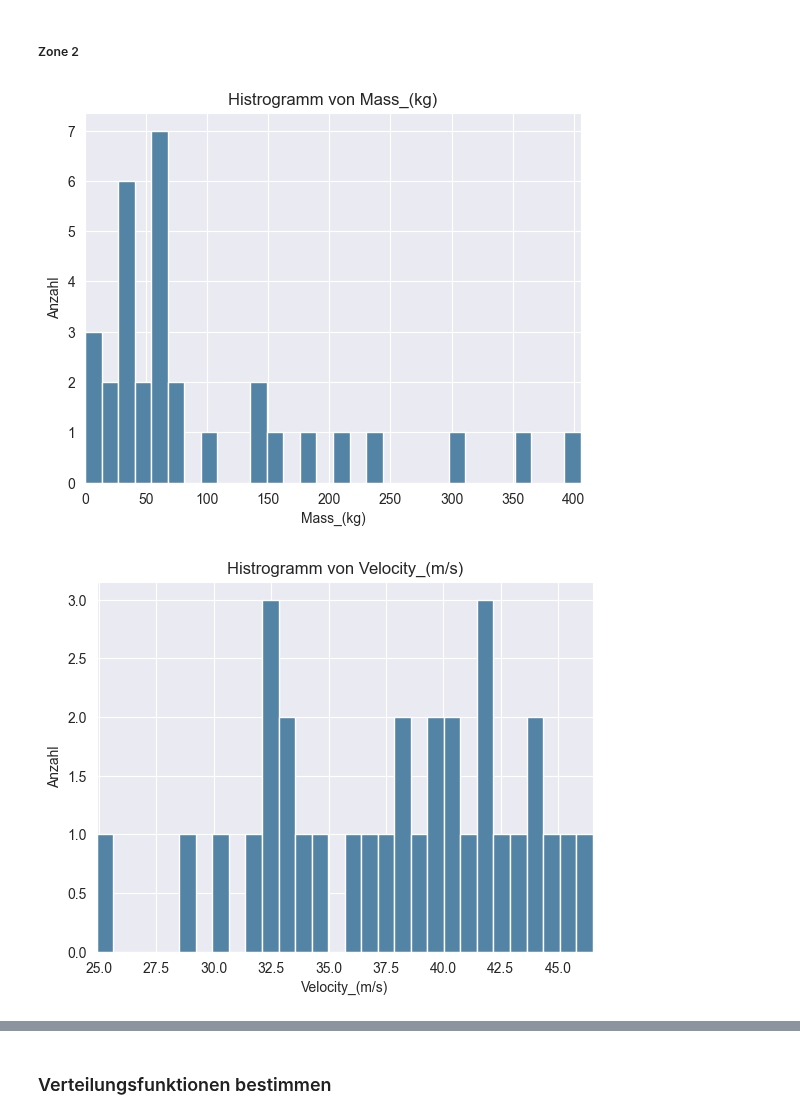
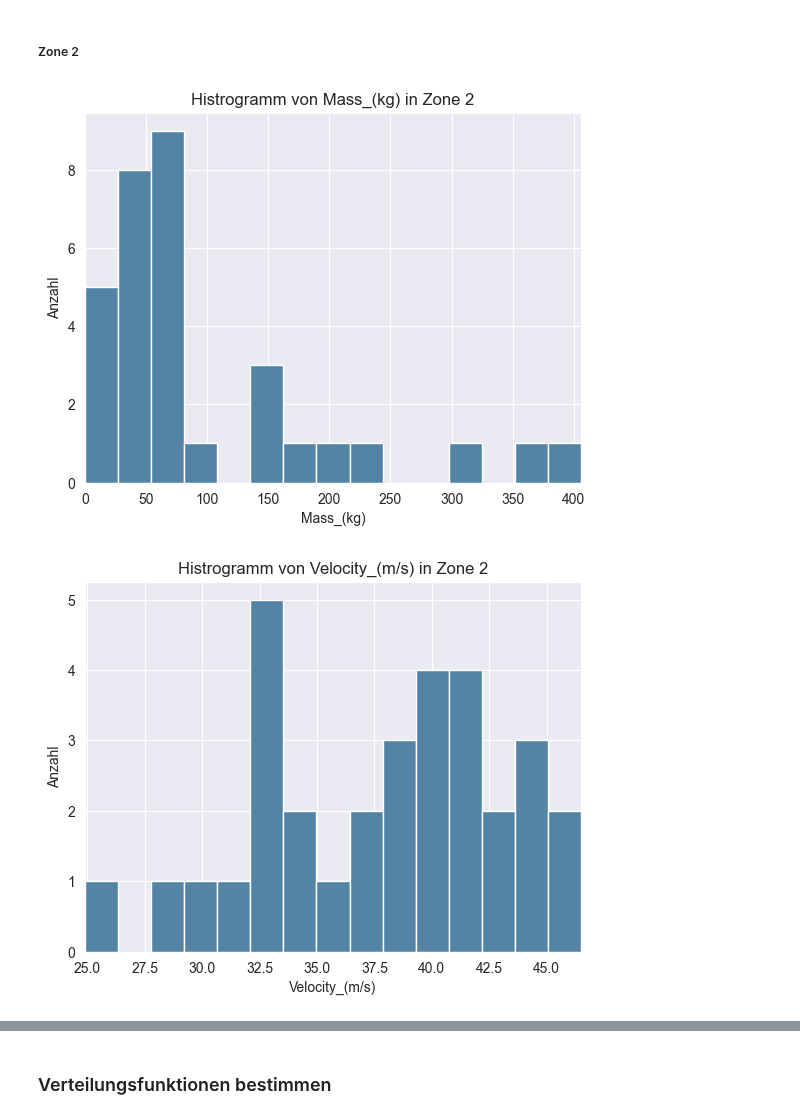
Before and after one commit to lhenchoz/cwm1, a Jupyter notebook: CWM1-Steinschlagrisiko.ipynb, the cells around one changed output, grey strips where cells are left out. Drawn from its saved outputs; the diff is of its cells as text; code cells hidden in the pictures.

Commit message:
Histogramme angepasst

```diff
--- a/CWM1-Steinschlagrisiko.ipynb
+++ b/CWM1-Steinschlagrisiko.ipynb
@@ -178,12 +178,12 @@ plot_incidents_over_time(df_area2, "Zone 2")
 #### Visualisierung der Verteilung von Zufallsvariablen
 # %%
 # Histrogramm erstellen
-def plot_histogram(data):
-    plt.hist(data, bins=30, color='#5384A6')
+def plot_histogram(data, zone):
+    plt.hist(data, bins = 15, color='#5384A6')
     plt.xlim([data.min(), data.max()])
     plt.xlabel(data.head().name)
     plt.ylabel('Anzahl')
-    plt.title('Histrogramm von ' + data.head().name)
+    plt.title('Histrogramm von ' + data.head().name + ' in ' + zone)
 # %% [markdown]
 ##### Zone 1
 # %%
@@ -201,11 +201,11 @@ plot_histogram(df_area1["Time_delta_(h)"])
 # %% [markdown]
 ##### Zone 2
 # %%
-plot_histogram(df_area2["Mass_(kg)"])
+plot_histogram(df_area2["Mass_(kg)"], "Zone 2")
 # %% [output]
-[figure, old version]
+[figure, new version]
 # %%
-plot_histogram(df_area2["Velocity_(m/s)"])
+plot_histogram(df_area2["Velocity_(m/s)"], "Zone 2")
 # %% [output]
-[figure, old version]
+[figure, new version]
 # %%
```
Also changed, not shown: parts of 5 cells of this notebook.
